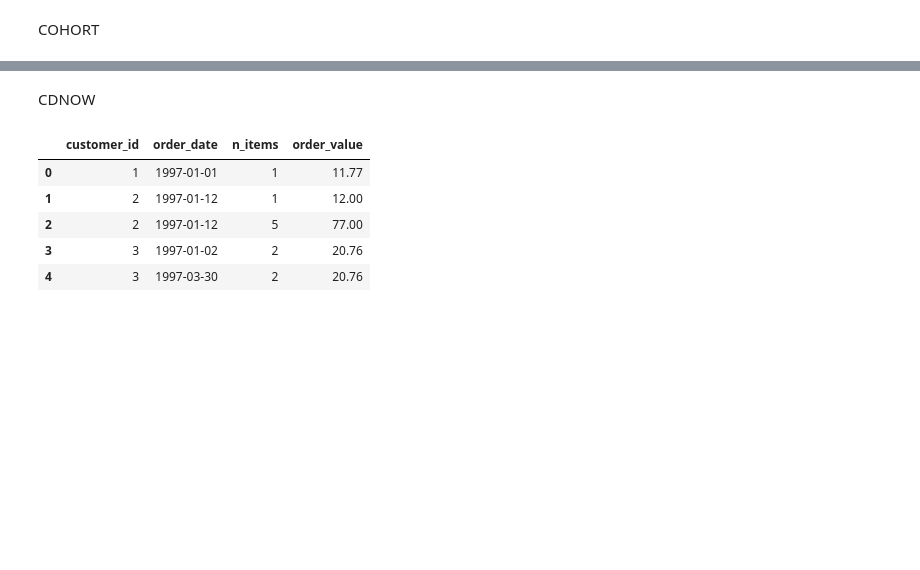
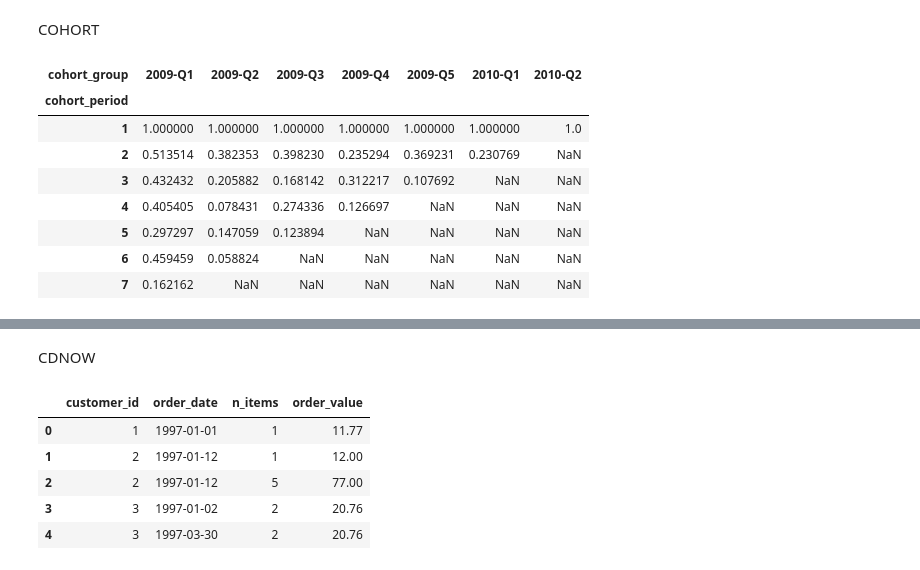
Before and after one commit to pfcor/pycrm, a Jupyter notebook: pycrm-dev-nb.ipynb, the cells around one changed output, grey strips where cells are left out. Saved outputs shown, nothing was run; the diff lists cells and outputs as text; code cells hidden in the pictures; blank space fills up the shorter version.

```diff
--- a/pycrm-dev-nb.ipynb
+++ b/pycrm-dev-nb.ipynb
@@ -83 +16,13 @@ df.columns = ["order_id", "order_date", "customer_id", "order_value", "sku", "pu
+# %%
+user_retention_matrix
+# %% [output]
+| cohort_group | 2009-Q1 | 2009-Q2 | 2009-Q3 | 2009-Q4 | 2009-Q5 | 2010-Q1 | 2010-Q2 |
+| cohort_period |  |  |  |  |  |  |  |
+| 1 | 1.000000 | 1.000000 | 1.000000 | 1.000000 | 1.000000 | 1.000000 | 1.0 |
+| 2 | 0.513514 | 0.382353 | 0.398230 | 0.235294 | 0.369231 | 0.230769 | NaN |
+| 3 | 0.432432 | 0.205882 | 0.168142 | 0.312217 | 0.107692 | NaN | NaN |
+| 4 | 0.405405 | 0.078431 | 0.274336 | 0.126697 | NaN | NaN | NaN |
+| 5 | 0.297297 | 0.147059 | 0.123894 | NaN | NaN | NaN | NaN |
+| 6 | 0.459459 | 0.058824 | NaN | NaN | NaN | NaN | NaN |
+| 7 | 0.162162 | NaN | NaN | NaN | NaN | NaN | NaN |
 # %%
```
Also changed, not shown: parts of 16 cells of this notebook, 2 other files.
